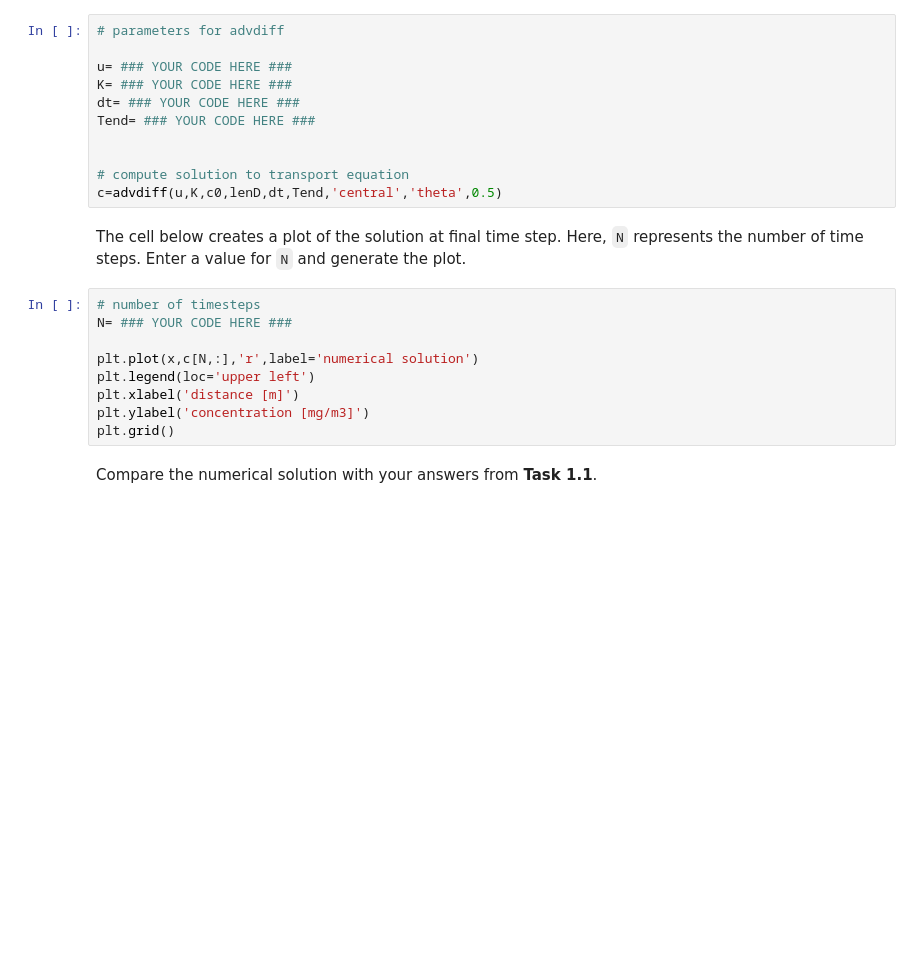
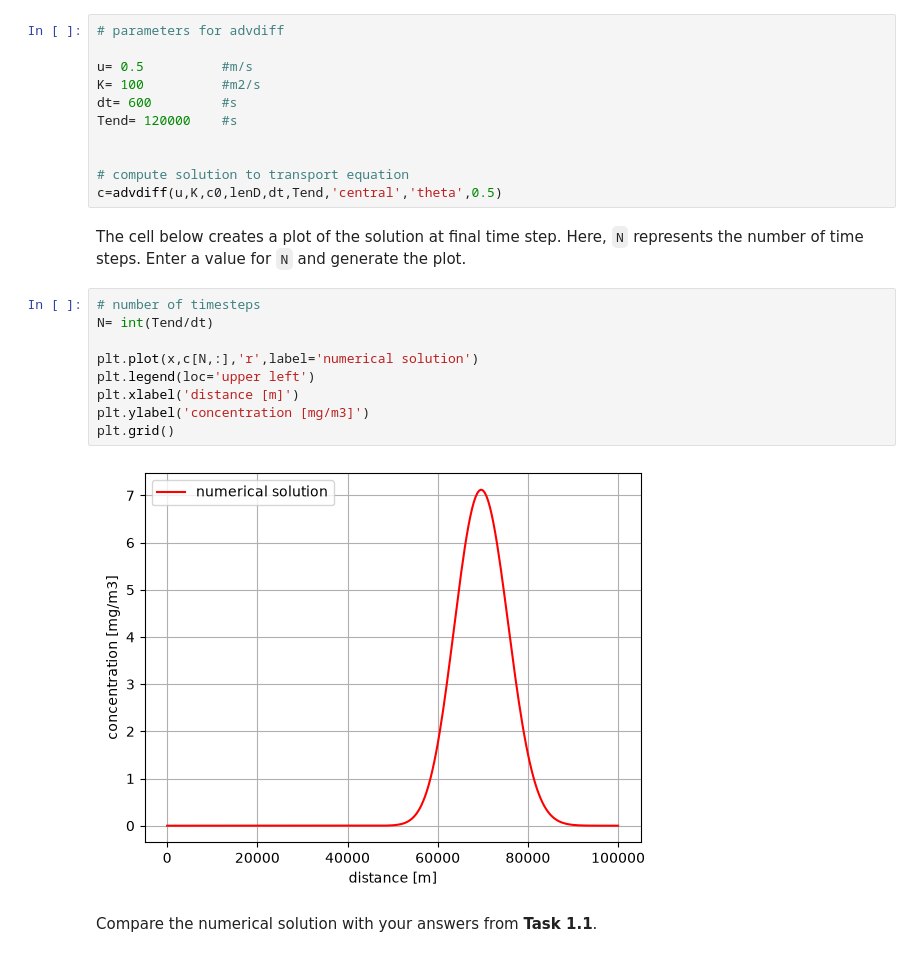
Before and after one commit to NickZhou21/GA2.1, a Jupyter notebook: all_files_GA_2_1/grp09.ipynb, the cells around one changed output. Cells and saved outputs as stored; diff of their text form; blank space fills up the shorter version.

```diff
--- a/all_files_GA_2_1/grp09.ipynb
+++ b/all_files_GA_2_1/grp09.ipynb
@@ -154,10 +170,10 @@ plt.ylabel('concentration [mg/m3]')
 # %%
 # parameters for advdiff
 
-u= ### YOUR CODE HERE ###
-K= ### YOUR CODE HERE ###
-dt= ### YOUR CODE HERE ###
-Tend= ### YOUR CODE HERE ###
+u= 0.5          #m/s
+K= 100          #m2/s
+dt= 600         #s
+Tend= 120000    #s
 
 
 # compute solution to transport equation
@@ -166,13 +182,15 @@ c=advdiff(u,K,c0,lenD,dt,Tend,'central','theta',0.5)
 The cell below creates a plot of the solution at final time step. Here, `N` represents the number of time steps. Enter a value for `N` and generate the plot.
 # %%
 # number of timesteps
-N= ### YOUR CODE HERE ###
+N= int(Tend/dt)
 
 plt.plot(x,c[N,:],'r',label='numerical solution')
 plt.legend(loc='upper left')
 plt.xlabel('distance [m]')
 plt.ylabel('concentration [mg/m3]')
 plt.grid()
+# %% [output]
+[figure, added]
 # %% [markdown]
 Compare the numerical solution with your answers from **Task 1.1**.
 # %% [markdown]
```
Also changed, not shown: parts of 15 cells of this notebook.
